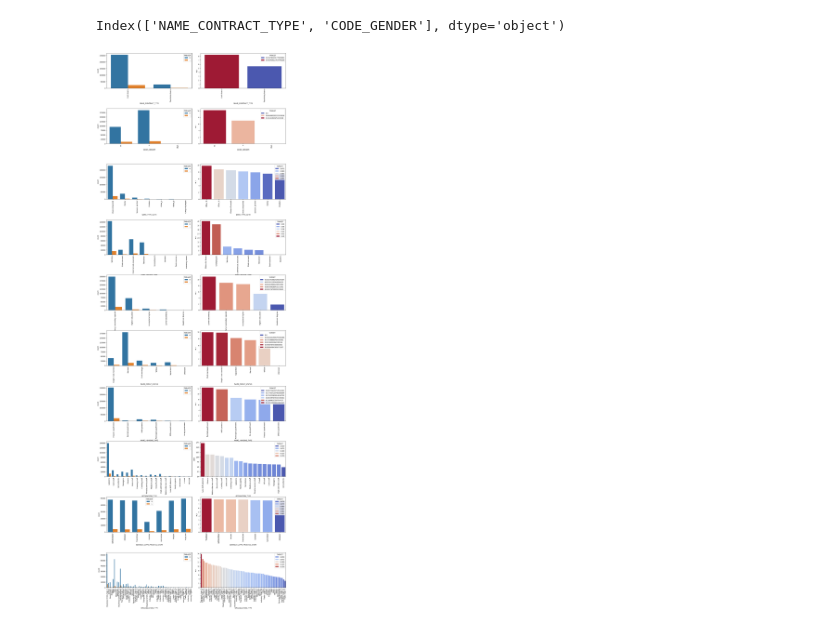
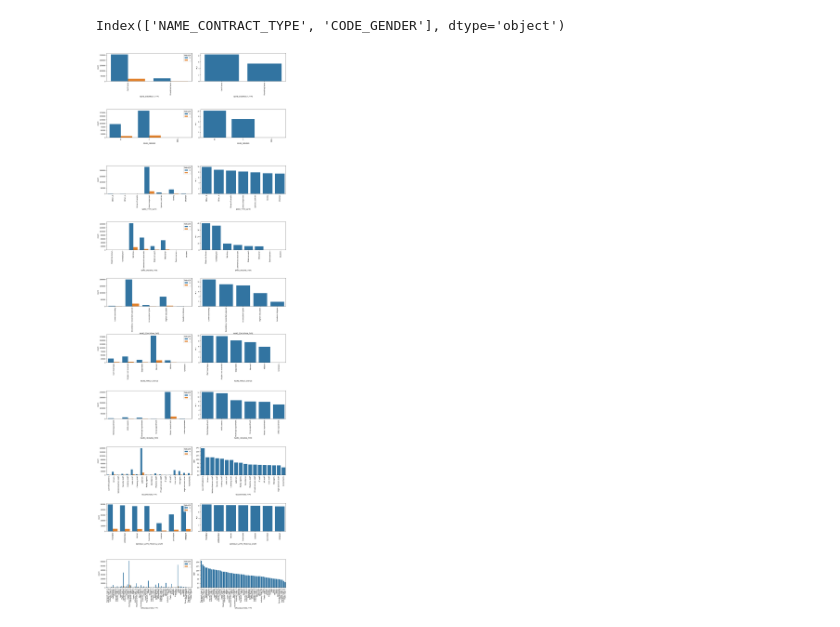
Before and after one commit to htetaunglynn94/portfolio_projects, a Jupyter notebook: eda_on_loan_default.ipynb, the cells around one changed output. Cells and saved outputs as stored; diff of their text form; code cells hidden in the pictures.

```diff
--- a/eda_on_loan_default.ipynb
+++ b/eda_on_loan_default.ipynb
@@ -898,24 +900,26 @@ Index(['NAME_CONTRACT_TYPE', 'CODE_GENDER'], dtype='object')
 # %%
 data_pct = app_score_col_rmvd.groupby(['NAME_CONTRACT_TYPE'], as_index=False)['TARGET'].mean()
 data_pct['PCT'] = data_pct['TARGET']*100
 
 
 plt.figure(figsize=(20,60))
 
 for i, var in enumerate(obj_var):
   # print(var, i)
   # print(i+i+1, i+i+2)
   pct = app_score_col_rmvd.groupby(var, as_index=False)['TARGET'].mean() \
         .sort_values(by='TARGET', ascending=False)
   pct['PCT'] = pct['TARGET']*100
 
+  sorted_order = pct[var].to_list()
+
   plt.subplot(10,2,i+i+1)
-  sns.countplot(data=app_score_col_rmvd, x=var, hue='TARGET')
+  sns.countplot(data=app_score_col_rmvd, x=var, hue='TARGET', order=sorted_order)
   plt.xticks(rotation=90)
-  plt.subplots_adjust(wspace=.1, hspace=.58) # adjustment btw plots
+  plt.subplots_adjust(wspace=.1, hspace=1) # adjustment btw plots
 
   plt.subplot(10,2,i+i+2)
-  sns.barplot(data=pct, x=var, y='PCT', hue='TARGET', palette='coolwarm')
+  sns.barplot(data=pct, x=var, y='PCT')
   plt.xticks(rotation=90)
 # %% [output]
-[figure, old version]
+[figure, new version]
```
Also changed, not shown: parts of 3 cells of this notebook.
